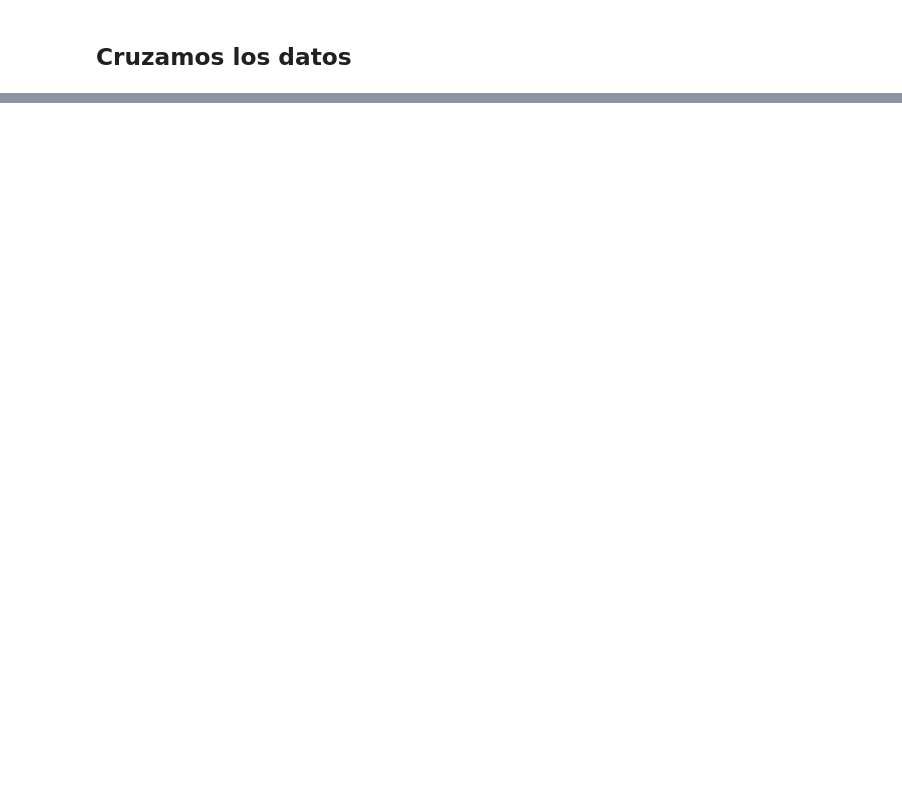
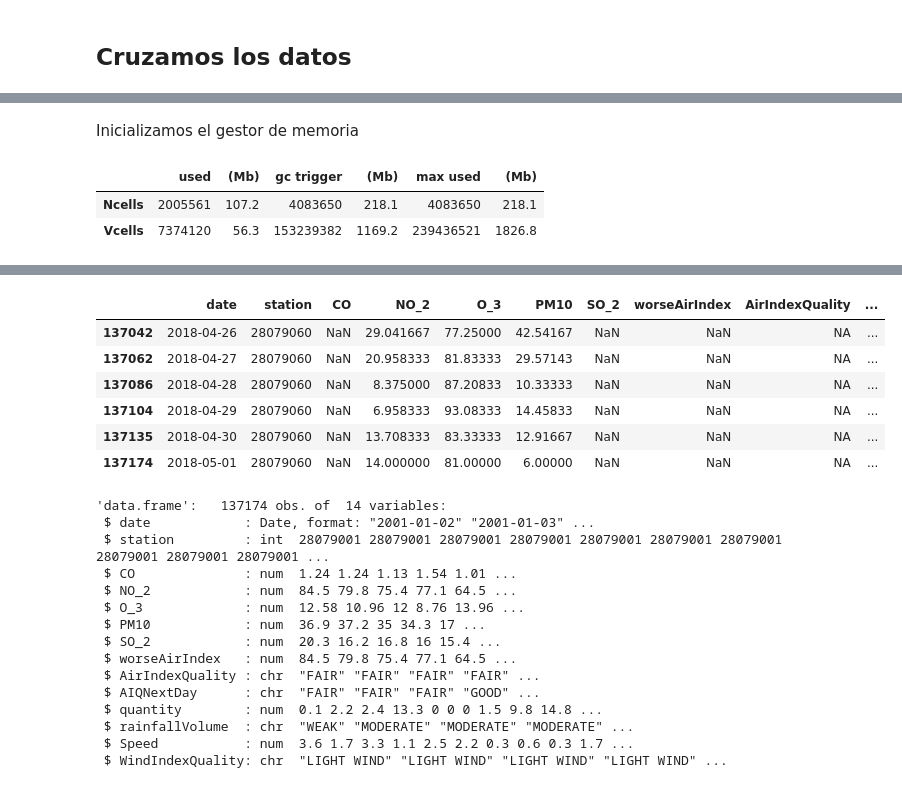
Before and after one commit to manumonforte/DataMining-BigDataParadigm, a Jupyter notebook: Estudio.ipynb, the cells around one changed output, grey strips where cells are left out. Drawn from its saved outputs; the diff is of its cells as text; code cells hidden in the pictures; blank space fills up the shorter version.

```diff
--- a/Estudio.ipynb
+++ b/Estudio.ipynb
@@ -535,0 +559,3 @@ head(madrid)
+# %%
+rainfall[,"rainfallVolume"] <- rainfall$quantity
+head(rainfall)
@@ -535,0 +570,13 @@ head(madrid)
+# %%
+rainfall <- rainfall %>%
+        mutate(rainfallVolume = case_when (
+
+        rainfall$rainfallVolume <= 2                                      ~ "WEAK",
+        rainfall$rainfallVolume > 2 & rainfall$rainfallVolume <= 15       ~ "MODERATE",
+        rainfall$rainfallVolume > 15 & rainfall$rainfallVolume <= 30      ~ "STRONG",
+        rainfall$rainfallVolume > 30 & rainfall$rainfallVolume <=60       ~ "VERY STRONG",
+        rainfall$rainfallVolume > 60                                      ~ "TORRENTIAL RAIN",
+        TRUE                                                              ~"NA",
+        ))
+head(rainfall)
+tail(rainfall)
@@ -639,3 +673,20 @@ head(data)
 | 105 | 2001-01-05 | 28079001 | 1.535833 | 77.14083 | 8.755833 | 34.27625 | 16.00958 | 77.14083 | FAIR | ... |
 | 139 | 2001-01-06 | 28079001 | 1.009167 | 64.47708 | 13.955417 | 17.03792 | 15.35417 | 64.47708 | GOOD | ... |
 | 158 | 2001-01-07 | 28079001 | 1.016250 | 67.06125 | 12.776250 | 20.45500 | 18.43042 | 67.06125 | FAIR | ... |
+# %% [markdown]
+Inicializamos el gestor de memoria
+# %%
+gc()
+# %% [output]
+|  | used | (Mb) | gc trigger | (Mb) | max used | (Mb) |
+| Ncells | 2005561 | 107.2 | 4083650 | 218.1 | 4083650 | 218.1 |
+| Vcells | 7374120 | 56.3 | 153239382 | 1169.2 | 239436521 | 1826.8 |
+# %%
+# Establece una semilla fija para garantizar
+# la reproducibilidad del ejemplo
+
+head(data)
+tail(data)
+str(data)
+set.seed(1234)
+# %% [output]
@@ -641,0 +700,22 @@ head(data)
+|  | date | station | CO | NO_2 | O_3 | PM10 | SO_2 | worseAirIndex | AirIndexQuality | ... |
+| 137042 | 2018-04-26 | 28079060 | NaN | 29.041667 | 77.25000 | 42.54167 | NaN | NaN | NA | ... |
+| 137062 | 2018-04-27 | 28079060 | NaN | 20.958333 | 81.83333 | 29.57143 | NaN | NaN | NA | ... |
+| 137086 | 2018-04-28 | 28079060 | NaN | 8.375000 | 87.20833 | 10.33333 | NaN | NaN | NA | ... |
+| 137104 | 2018-04-29 | 28079060 | NaN | 6.958333 | 93.08333 | 14.45833 | NaN | NaN | NA | ... |
+| 137135 | 2018-04-30 | 28079060 | NaN | 13.708333 | 83.33333 | 12.91667 | NaN | NaN | NA | ... |
+| 137174 | 2018-05-01 | 28079060 | NaN | 14.000000 | 81.00000 | 6.00000 | NaN | NaN | NA | ... |
+'data.frame':   137174 obs. of  14 variables:
+ $ date            : Date, format: "2001-01-02" "2001-01-03" ...
+ $ station         : int  28079001 28079001 28079001 28079001 28079001 28079001 28079001 28079001 28079001 28079001 ...
+ $ CO              : num  1.24 1.24 1.13 1.54 1.01 ...
+ $ NO_2            : num  84.5 79.8 75.4 77.1 64.5 ...
+ $ O_3             : num  12.58 10.96 12 8.76 13.96 ...
+ $ PM10            : num  36.9 37.2 35 34.3 17 ...
+ $ SO_2            : num  20.3 16.2 16.8 16 15.4 ...
+ $ worseAirIndex   : num  84.5 79.8 75.4 77.1 64.5 ...
+ $ AirIndexQuality : chr  "FAIR" "FAIR" "FAIR" "FAIR" ...
+ $ AIQNextDay      : chr  "FAIR" "FAIR" "FAIR" "GOOD" ...
+ $ quantity        : num  0.1 2.2 2.4 13.3 0 0 0 1.5 9.8 14.8 ...
+ $ rainfallVolume  : chr  "WEAK" "MODERATE" "MODERATE" "MODERATE" ...
+ $ Speed           : num  3.6 1.7 3.3 1.1 2.5 2.2 0.3 0.6 0.3 1.7 ...
+ $ WindIndexQuality: chr  "LIGHT WIND" "LIGHT WIND" "LIGHT WIND" "LIGHT WIND" ...
```
Also changed, not shown: parts of 21 cells of this notebook.
